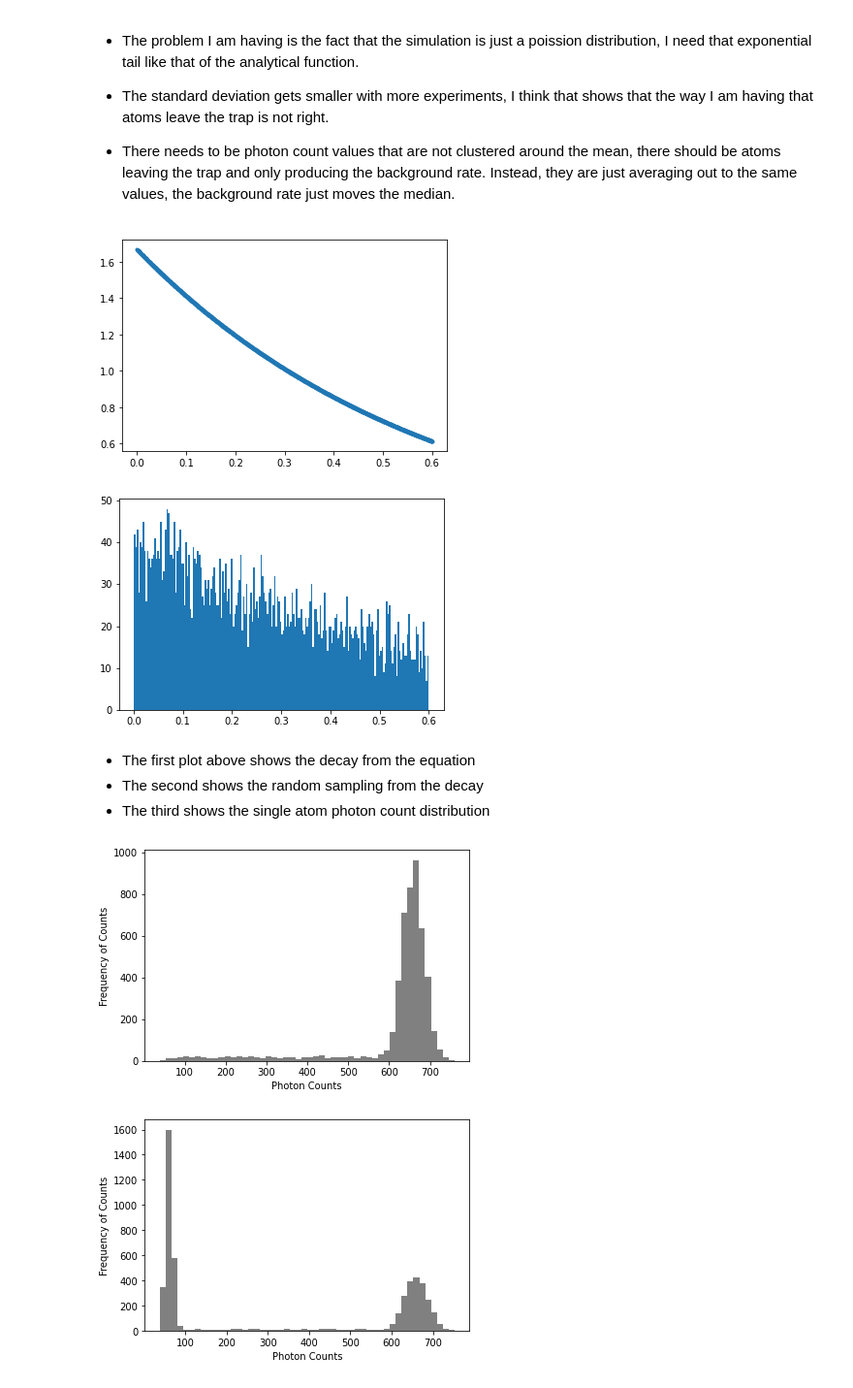
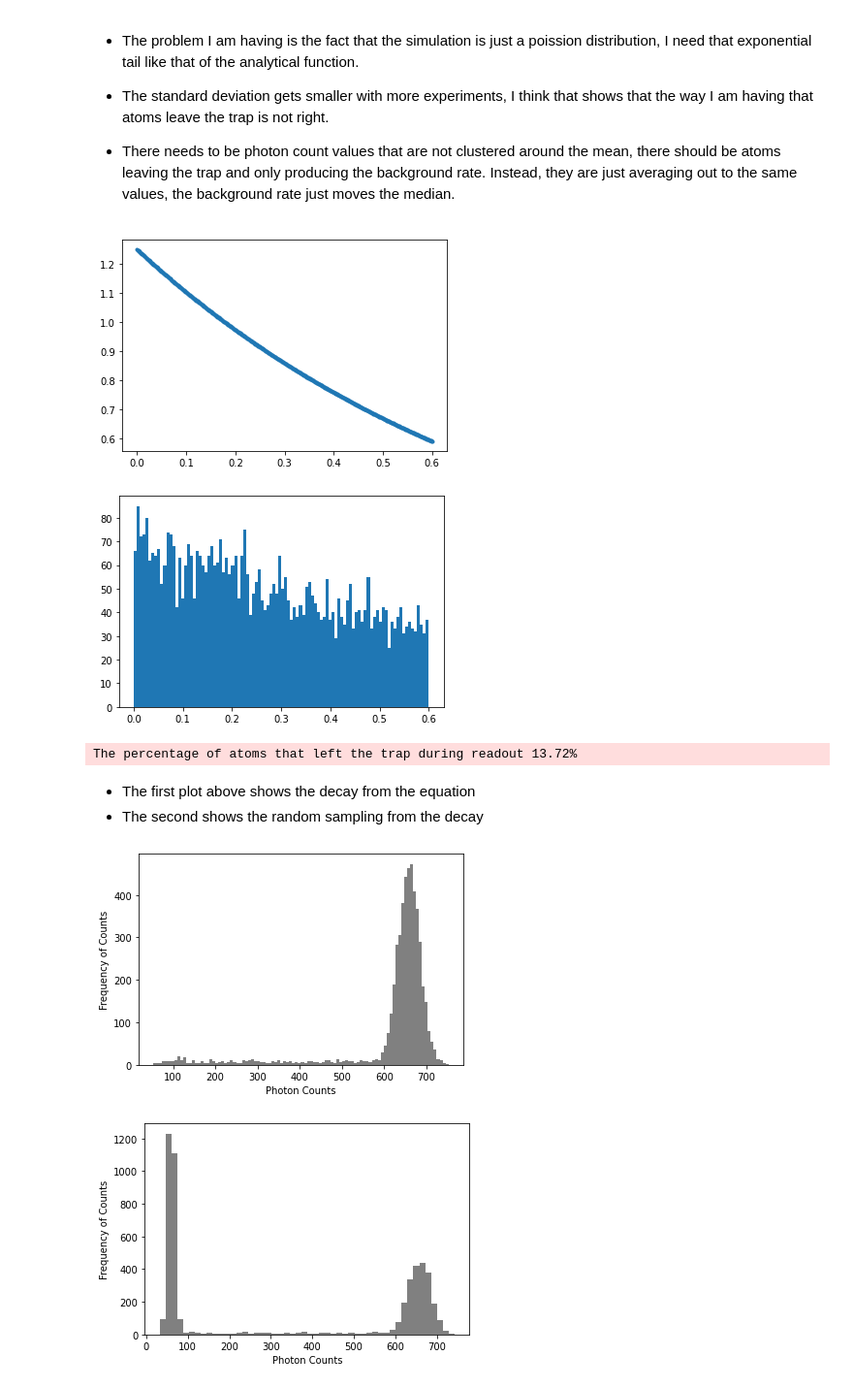
Before and after one commit to bpnordin/PhotonCount, a Jupyter notebook: Test.ipynb, the cells around one changed output. Shown: that part at 97% size. Drawn from its saved outputs; the diff is of its cells as text; code cells hidden in the pictures.

```diff
--- a/Test.ipynb
+++ b/Test.ipynb
@@ -19,7 +19,7 @@ import importlib
 recordTime = 60*10**-3  #s
 rateSingleAtom = 10*10**3  #Hz
 rateBackground = 1*10**3  #Hz
-lifetimeOfTrap =  600*10**-3  #s
+lifetimeOfTrap =  800*10**-3  #s
 #up to this many photons
 countEnd = 1000
 xx = np.arange(countEnd)
@@ -60,7 +60,7 @@ The integration takes a long time, this is my attempt at simulating atom loss du
 
 * There needs to be photon count values that are not clustered around the mean, there should be atoms leaving the trap and only producing the background rate. Instead, they are just averaging out to the same values, the background rate just moves the median.
 # %%
-def simulateAtomLoss(recordTime,trapLifetime,xx,probDistSingle,probDistBack,totalTimeSteps = 100,experiments = 500):
+def simulateAtomLoss(recordTime,trapLifetime,xx,probDistSingle,probDistBack,totalTimeSteps = 500,experiments = 500):
     """
     simulates an atom being lossed during readout with given trap paramaters
     Args:
@@ -72,46 +72,41 @@ def simulateAtomLoss(recordTime,trapLifetime,xx,probDistSingle,probDistBack,tota
     Returns:
         an array of probability distribution for a single atom
     """
-    bins_recording = np.linspace(0,recordTime,totalTimeSteps)
 
     #the total probability time, longer than record time so that we know if the atom stays in the trap
-    timeIntegrate = np.linspace(0,recordTime*10,totalTimeSteps*10)
+    timeIntegrate = np.linspace(0,recordTime*10,totalTimeSteps)
     #now we get the prob that the atom leaves the trap at time t
     time_dist = np.array([np.exp(-t/trapLifetime)/trapLifetime for t in timeIntegrate])
     #now we get random choices of when this thing happens
     timeArray = choices(timeIntegrate,time_dist,k = experiments)
-    #so given each time step, there is a chance 1-time_dist[step] of leaving the trap
-    #each step there is a poisson dist of photons emiited that is divided by nTimeSteps
-    probDist = []
-    atomLeft = False
-
 
     #plot the exponential decay(the probability it remains in trap)
     plt.plot(timeIntegrate,time_dist,'.')
     plt.show()
     #plot the random variables we got, a dist of when the atoms will leave
-    plt.hist(timeArray,200)
+    plt.hist(timeArray,100)
     plt.show()
     #just some couting for a percentage of how many atoms leave the trap
     countLeft = 0
-    count = 0
 
     #do the simulation
 
     #get if the atom left or not,get the time the left at as well
     atomLeft_array = [(False,timeArray[e]) if recordTime <= timeArray[e] else (True,timeArray[e]) for e in range(experiments)]
-
-    for left,time in atomLeft_array:
+    probDist = []
+    for left,time in tqdm(atomLeft_array):
         if not left:
             #the atom never left
             probDist.append(choices(xx,probDistSingle)[0]+choices(xx,probDistBack)[0])
+
         else:
             #the atom left,only add a fraction of the record time
             #from single atom
             timeRatio = time/recordTime
             math = choices(xx,probDistSingle)[0]*timeRatio+choices(xx,probDistBack)[0]
             probDist.append(math)
-
+            countLeft += 1
+    print ("\nThe percentage of atoms that left the trap during readout %.2f%%" %(countLeft/experiments*100))
     return probDist
 # %%
 importlib.reload(functions)
@@ -119,12 +114,12 @@ N = 5000
 single = poisson.pmf(xx,(rateSingleAtom)*recordTime)
 probDistSimulated = simulateAtomLoss(recordTime,lifetimeOfTrap,xx,single,probDistBack,experiments=N)
 # %% [output]
-[figure, old version]
+[figure, new version]
-[figure, old version]
+[figure, new version]
+The percentage of atoms that left the trap during readout 13.72%
 # %% [markdown]
 * The first plot above shows the decay from the equation
 * The second shows the random sampling from the decay
-* The third shows the single atom photon count distribution
 # %%
 def getProbabilities(binBorders,binHeights,photonCount):
 
@@ -138,14 +133,14 @@ def getProbabilities(binBorders,binHeights,photonCount):
 # %%
 importlib.reload(functions)
 binBorder,binHeight = functions.graph(probDistSimulated,xx,p0 = [50,600,10,.1,1,-10],double = False,decay=True,fit = False,
-                binNumber=50)
+                binNumber=100)
 prob = getProbabilities(binBorder,binHeight,countEnd)
 
 h = getHistogram(probDistBack,prob,xx)
 _,_ = graph(h,xx,fit = False)
 # %% [output]
-[figure, old version]
+[figure, new version]
-[figure, old version]
+[figure, new version]
 # %% [markdown]
 * replace the choices function with the random package from numpy
 * try to quantify the difference from the analytical solution
```
Also changed, not shown: parts of 3 cells of this notebook.
